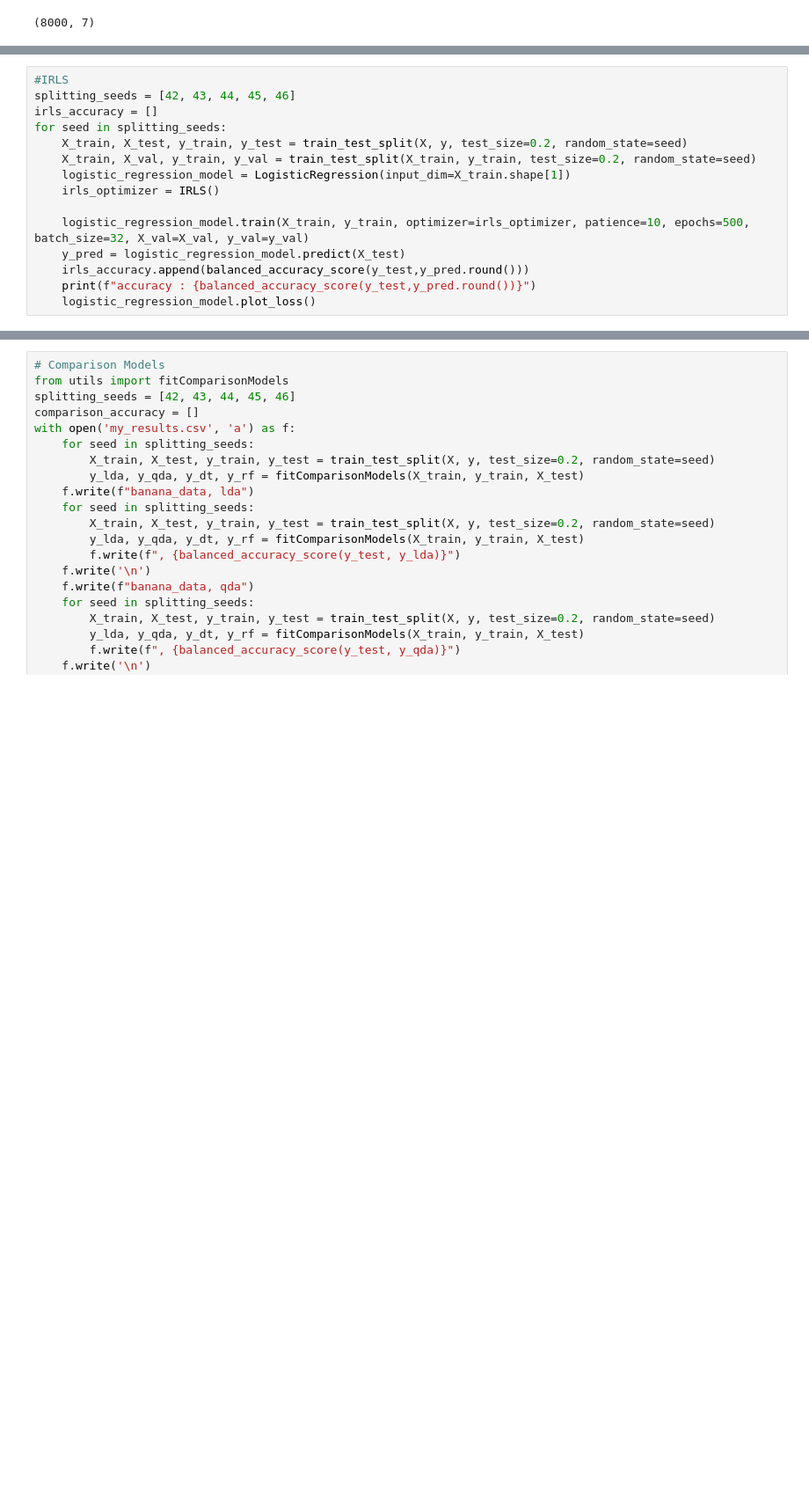
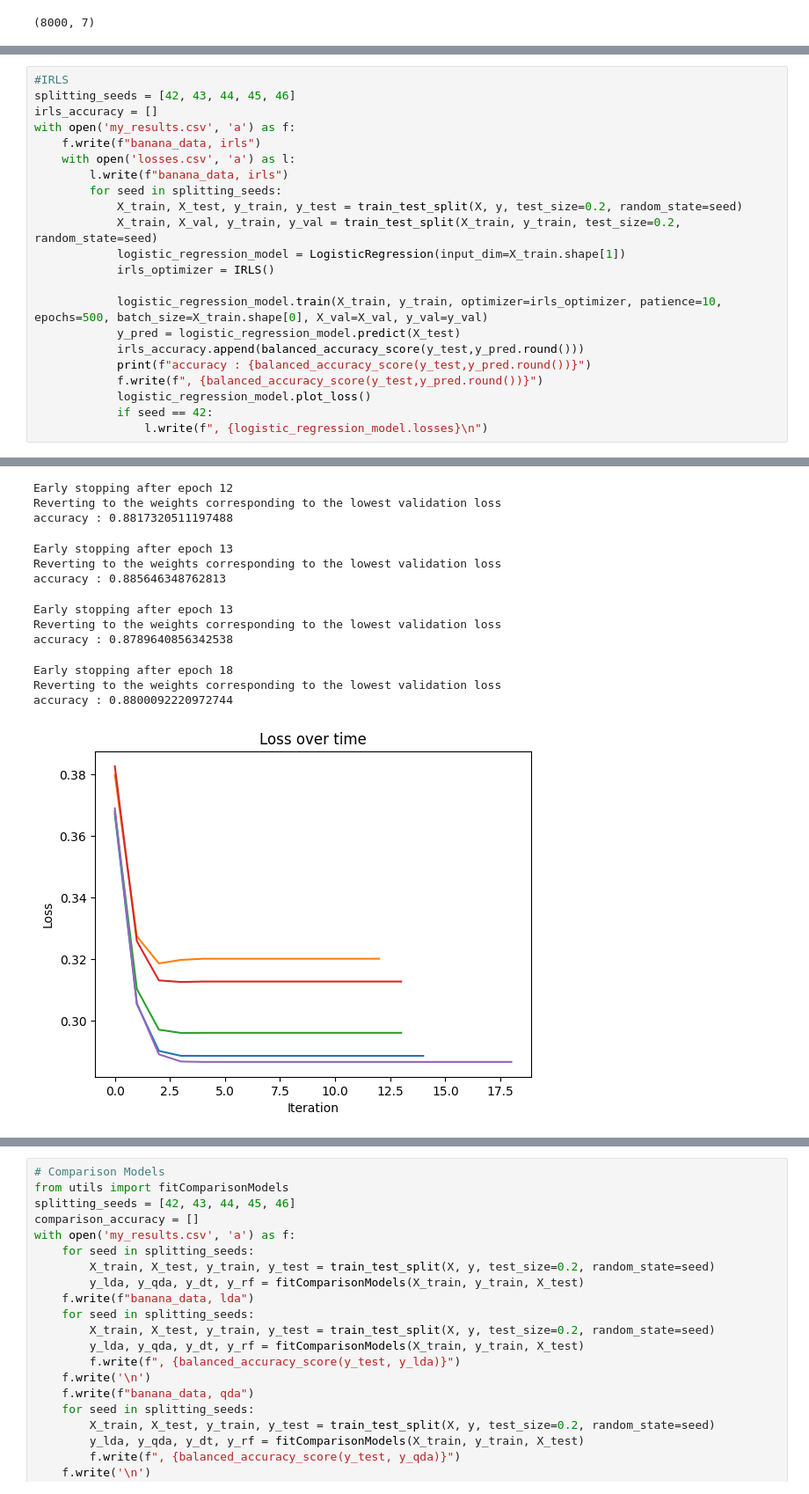
Before and after one commit to kozaka93/2024L-DSAdvancedML, a Jupyter notebook: projects/project1/group3/Narozniak_Czerwonski_Rucinski/src/my_results.ipynb, the cells around one changed output, grey strips where cells are left out. Shown at 88% size. Saved outputs shown, nothing was run; the diff lists cells and outputs as text; blank space fills up the shorter version.

```diff
--- a/projects/project1/group3/Narozniak_Czerwonski_Rucinski/src/my_results.ipynb
+++ b/projects/project1/group3/Narozniak_Czerwonski_Rucinski/src/my_results.ipynb
@@ -362,15 +377,22 @@ accuracy : 0.8786008133638854
 #IRLS
 splitting_seeds = [42, 43, 44, 45, 46]
 irls_accuracy = []
-for seed in splitting_seeds:
-    X_train, X_test, y_train, y_test = train_test_split(X, y, test_size=0.2, random_state=seed)
-    X_train, X_val, y_train, y_val = train_test_split(X_train, y_train, test_size=0.2, random_state=seed)
-    logistic_regression_model = LogisticRegression(input_dim=X_train.shape[1])
-    irls_optimizer = IRLS()
+with open('my_results.csv', 'a') as f:
+    f.write(f"banana_data, irls")
+    with open('losses.csv', 'a') as l:
+        l.write(f"banana_data, irls")
+        for seed in splitting_seeds:
+            X_train, X_test, y_train, y_test = train_test_split(X, y, test_size=0.2, random_state=seed)
+            X_train, X_val, y_train, y_val = train_test_split(X_train, y_train, test_size=0.2, random_state=seed)
+            logistic_regression_model = LogisticRegression(input_dim=X_train.shape[1])
+            irls_optimizer = IRLS()
 
-    logistic_regression_model.train(X_train, y_train, optimizer=irls_optimizer, patience=10, epochs=500, batch_size=32, X_val=X_val, y_val=y_val)
-    y_pred = logistic_regression_model.predict(X_test)
-    irls_accuracy.append(balanced_accuracy_score(y_test,y_pred.round()))
-    print(f"accuracy : {balanced_accuracy_score(y_test,y_pred.round())}")
-    logistic_regression_model.plot_loss()
+            logistic_regression_model.train(X_train, y_train, optimizer=irls_optimizer, patience=10, epochs=500, batch_size=X_train.shape[0], X_val=X_val, y_val=y_val)
+            y_pred = logistic_regression_model.predict(X_test)
+            irls_accuracy.append(balanced_accuracy_score(y_test,y_pred.round()))
+            print(f"accuracy : {balanced_accuracy_score(y_test,y_pred.round())}")
+            f.write(f", {balanced_accuracy_score(y_test,y_pred.round())}")
+            logistic_regression_model.plot_loss()
+            if seed == 42:
+                l.write(f", {logistic_regression_model.losses}\n")
 # %% [output]
@@ -378,3 +402,16 @@ UFuncTypeError: Cannot cast ufunc 'svd_n_s' input from dtype('O') to dtype('floa
+Early stopping after epoch 12
+Reverting to the weights corresponding to the lowest validation loss
+accuracy : 0.8817320511197488
+Early stopping after epoch 13
+Reverting to the weights corresponding to the lowest validation loss
+accuracy : 0.885646348762813
+Early stopping after epoch 13
+Reverting to the weights corresponding to the lowest validation loss
+accuracy : 0.8789640856342538
+Early stopping after epoch 18
+Reverting to the weights corresponding to the lowest validation loss
+accuracy : 0.8800092220972744
+[figure, added]
 # %%
 #SGD
 ss = StandardScaler()
```
Also changed, not shown: parts of 10 cells of this notebook, 2 other files.
